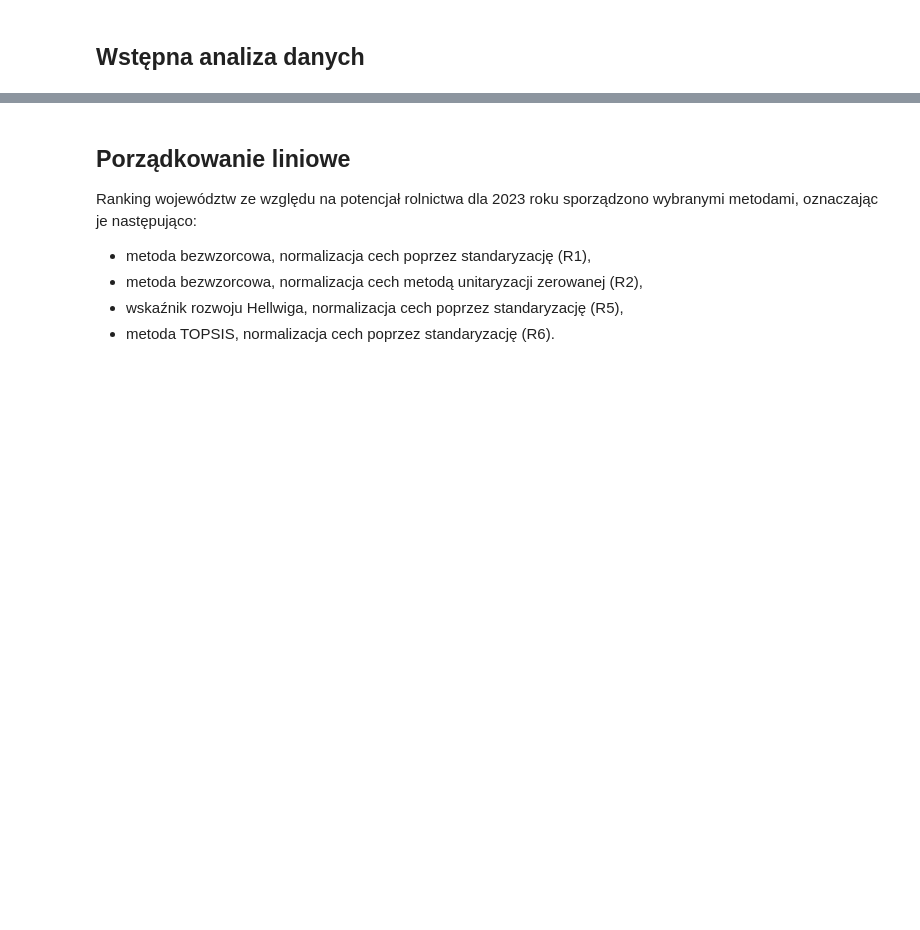
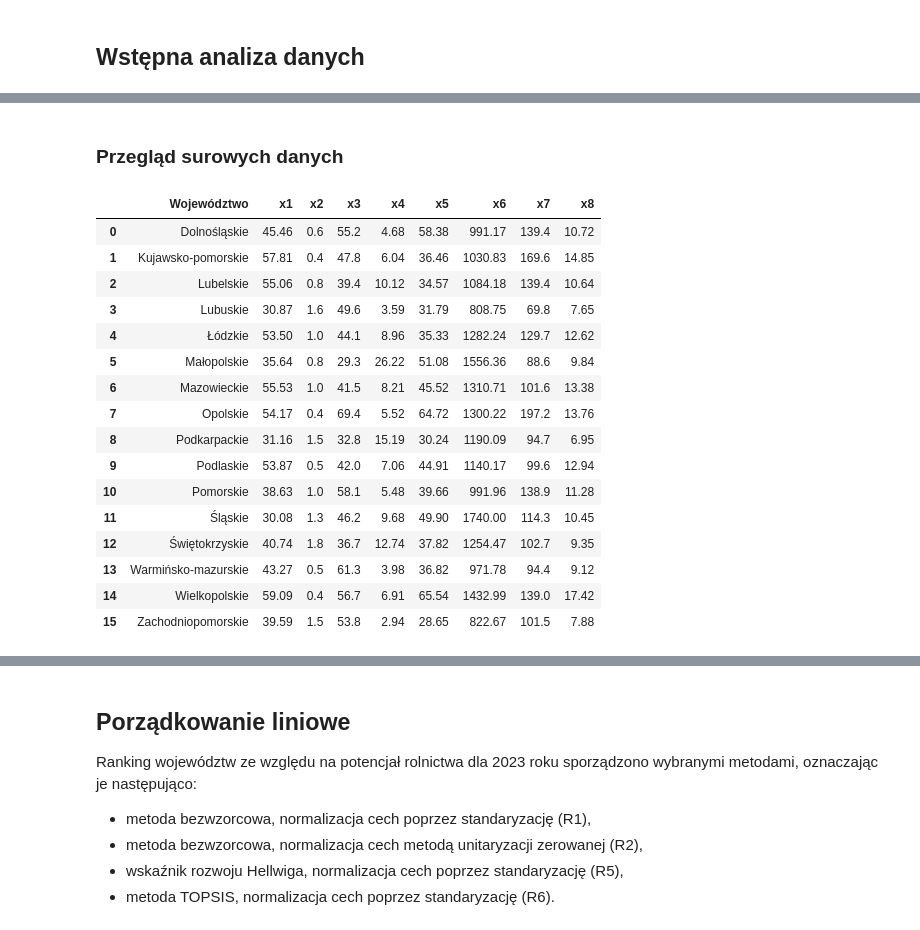
Before and after one commit to pawszu908/sad-project-1, a Jupyter notebook: Analiza.ipynb, the cells around one changed output, grey strips where cells are left out. Drawn from its saved outputs; the diff is of its cells as text; code cells hidden in the pictures; blank space fills up the shorter version.

```diff
--- a/Analiza.ipynb
+++ b/Analiza.ipynb
@@ -34,0 +61,22 @@ all_vars = ["x1", "x2", "x3", "x4", "x5", "x6", "x7", "x8"]
+# %% [markdown]
+### Przegląd surowych danych
+# %%
+df
+# %% [output]
+|  | Województwo | x1 | x2 | x3 | x4 | x5 | x6 | x7 | x8 |
+| 0 | Dolnośląskie | 45.46 | 0.6 | 55.2 | 4.68 | 58.38 | 991.17 | 139.4 | 10.72 |
+| 1 | Kujawsko-pomorskie | 57.81 | 0.4 | 47.8 | 6.04 | 36.46 | 1030.83 | 169.6 | 14.85 |
+| 2 | Lubelskie | 55.06 | 0.8 | 39.4 | 10.12 | 34.57 | 1084.18 | 139.4 | 10.64 |
+| 3 | Lubuskie | 30.87 | 1.6 | 49.6 | 3.59 | 31.79 | 808.75 | 69.8 | 7.65 |
+| 4 | Łódzkie | 53.50 | 1.0 | 44.1 | 8.96 | 35.33 | 1282.24 | 129.7 | 12.62 |
+| 5 | Małopolskie | 35.64 | 0.8 | 29.3 | 26.22 | 51.08 | 1556.36 | 88.6 | 9.84 |
+| 6 | Mazowieckie | 55.53 | 1.0 | 41.5 | 8.21 | 45.52 | 1310.71 | 101.6 | 13.38 |
+| 7 | Opolskie | 54.17 | 0.4 | 69.4 | 5.52 | 64.72 | 1300.22 | 197.2 | 13.76 |
+| 8 | Podkarpackie | 31.16 | 1.5 | 32.8 | 15.19 | 30.24 | 1190.09 | 94.7 | 6.95 |
+| 9 | Podlaskie | 53.87 | 0.5 | 42.0 | 7.06 | 44.91 | 1140.17 | 99.6 | 12.94 |
+| 10 | Pomorskie | 38.63 | 1.0 | 58.1 | 5.48 | 39.66 | 991.96 | 138.9 | 11.28 |
+| 11 | Śląskie | 30.08 | 1.3 | 46.2 | 9.68 | 49.90 | 1740.00 | 114.3 | 10.45 |
+| 12 | Świętokrzyskie | 40.74 | 1.8 | 36.7 | 12.74 | 37.82 | 1254.47 | 102.7 | 9.35 |
+| 13 | Warmińsko-mazurskie | 43.27 | 0.5 | 61.3 | 3.98 | 36.82 | 971.78 | 94.4 | 9.12 |
+| 14 | Wielkopolskie | 59.09 | 0.4 | 56.7 | 6.91 | 65.54 | 1432.99 | 139.0 | 17.42 |
+| 15 | Zachodniopomorskie | 39.59 | 1.5 | 53.8 | 2.94 | 28.65 | 822.67 | 101.5 | 7.88 |
```
Also changed, not shown: parts of 20 cells of this notebook, 5 other files.
